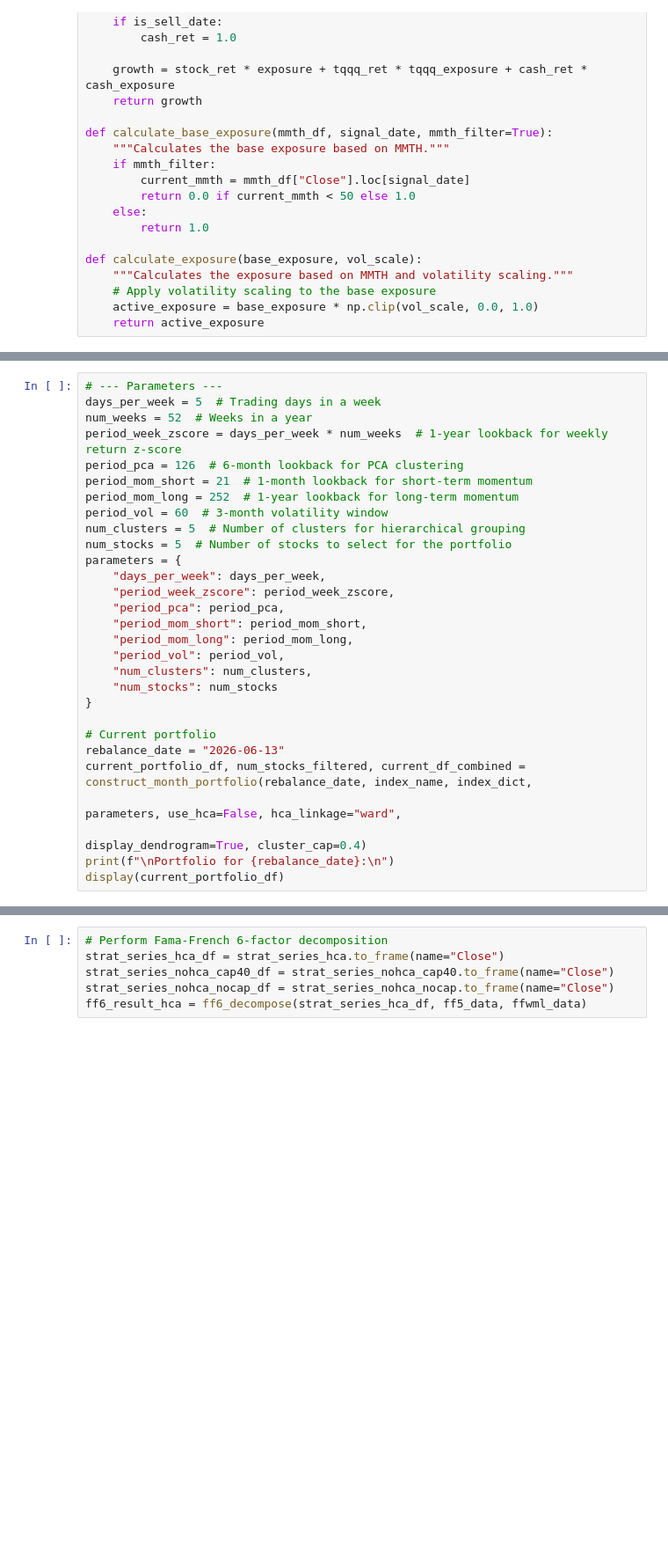
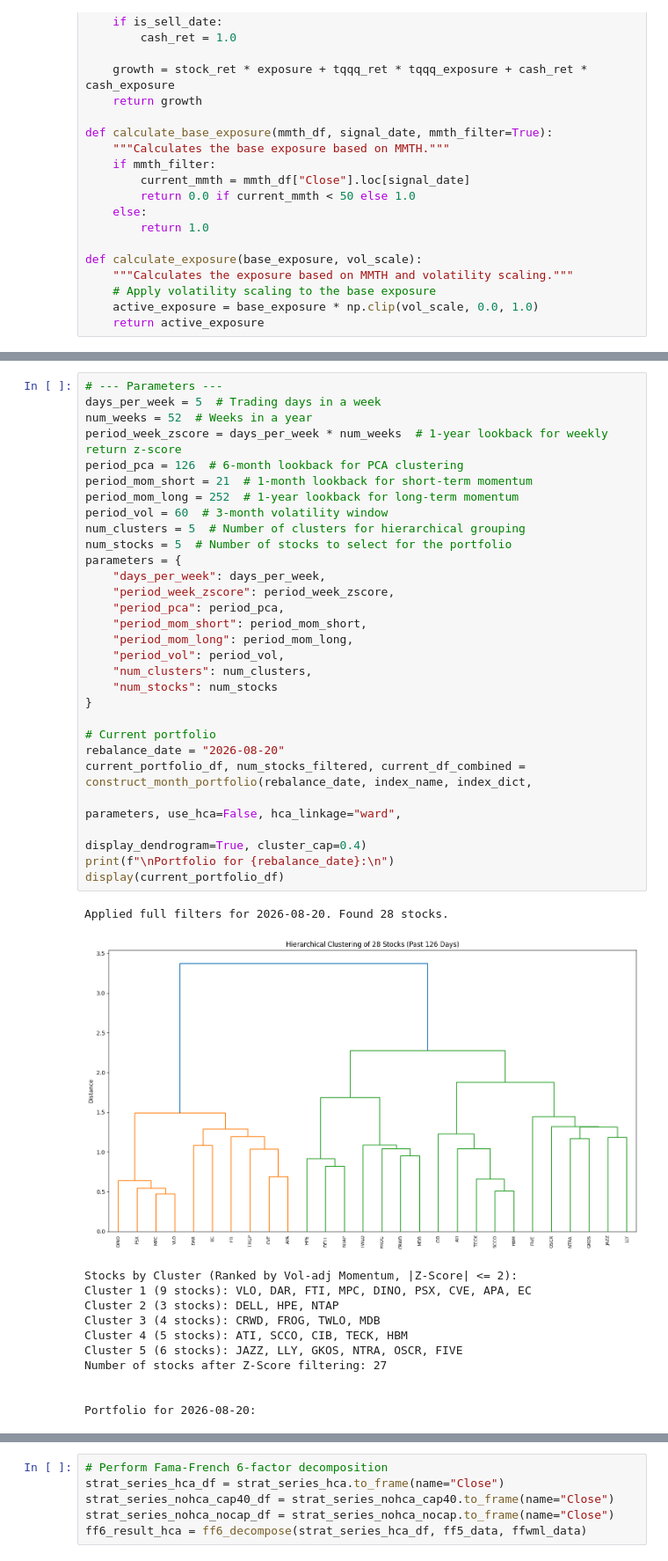
Before and after one commit to ckkyue/FinanceAnalysis, a Jupyter notebook: Program/momentum_v1.ipynb, the cells around one changed output, grey strips where cells are left out. Shown at 88% size. Cells and saved outputs as stored; diff of their text form; blank space fills up the shorter version.

Commit message:
Refresh momentum run for 2026-08-20 and clean stale data

```diff
--- a/Program/momentum_v1.ipynb
+++ b/Program/momentum_v1.ipynb
@@ -1251,29 +1285,42 @@ KeyError: Timestamp('2026-07-31 00:00:00')
 # %%
 # --- Parameters ---
 days_per_week = 5  # Trading days in a week
 num_weeks = 52  # Weeks in a year
 period_week_zscore = days_per_week * num_weeks  # 1-year lookback for weekly return z-score
 period_pca = 126  # 6-month lookback for PCA clustering
 period_mom_short = 21  # 1-month lookback for short-term momentum
 period_mom_long = 252  # 1-year lookback for long-term momentum
 period_vol = 60  # 3-month volatility window
 num_clusters = 5  # Number of clusters for hierarchical grouping
 num_stocks = 5  # Number of stocks to select for the portfolio
 parameters = {
     "days_per_week": days_per_week,
     "period_week_zscore": period_week_zscore,
     "period_pca": period_pca,
     "period_mom_short": period_mom_short,
     "period_mom_long": period_mom_long,
     "period_vol": period_vol,
     "num_clusters": num_clusters,
     "num_stocks": num_stocks
 }
 
 # Current portfolio
-rebalance_date = "2026-06-13"
+rebalance_date = "2026-08-20"
 current_portfolio_df, num_stocks_filtered, current_df_combined = construct_month_portfolio(rebalance_date, index_name, index_dict,
                                                                                            parameters, use_hca=False, hca_linkage="ward",
                                                                                            display_dendrogram=True, cluster_cap=0.4)
 print(f"\nPortfolio for {rebalance_date}:\n")
 display(current_portfolio_df)
+# %% [output]
+Applied full filters for 2026-08-20. Found 28 stocks.
+[figure, added]
+Stocks by Cluster (Ranked by Vol-adj Momentum, |Z-Score| <= 2):
+Cluster 1 (9 stocks): VLO, DAR, FTI, MPC, DINO, PSX, CVE, APA, EC
+Cluster 2 (3 stocks): DELL, HPE, NTAP
+Cluster 3 (4 stocks): CRWD, FROG, TWLO, MDB
+Cluster 4 (5 stocks): ATI, SCCO, CIB, TECK, HBM
+Cluster 5 (6 stocks): JAZZ, LLY, GKOS, NTRA, OSCR, FIVE
+Number of stocks after Z-Score filtering: 27
+
+
+Portfolio for 2026-08-20:
```
Also changed, not shown: parts of 9 cells of this notebook, 21 other files.
